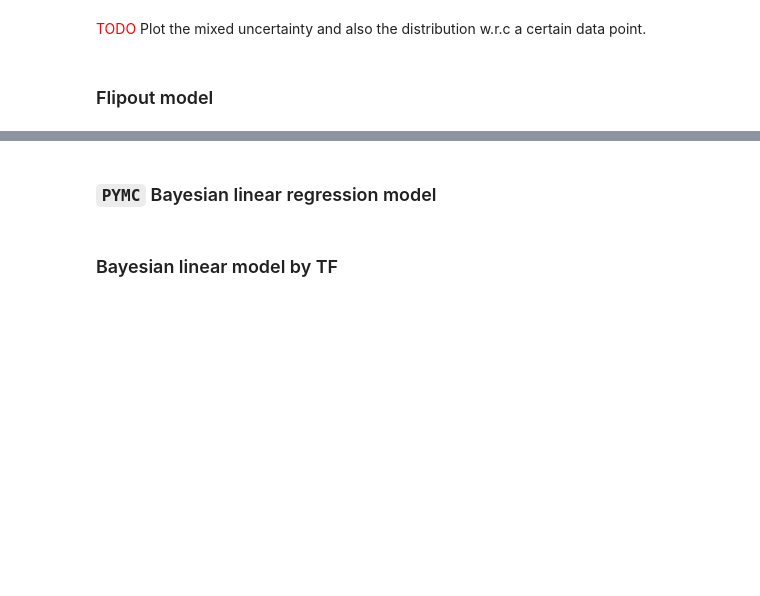
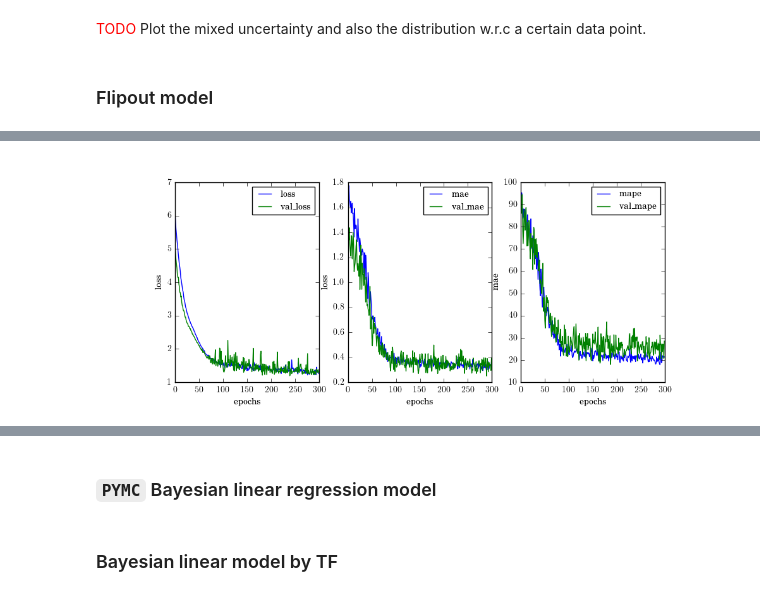
Before and after one commit to leslieDLcy/InformedPriorDist, a Jupyter notebook: src/modelling/1a_BNN.ipynb, the cells around one changed output, grey strips where cells are left out. Drawn from its saved outputs; the diff is of its cells as text; code cells hidden in the pictures; blank space fills up the shorter version.

```diff
--- a/src/modelling/1a_BNN.ipynb
+++ b/src/modelling/1a_BNN.ipynb
@@ -291,2 +424,5 @@ history_flipout = flipout_model.fit(
 # %%
 plot_history_info(history_flipout)
+save2Vis('learning_curveBDNN')
+# %% [output]
+[figure, added]
```
Also changed, not shown: parts of 40 cells of this notebook, 16 other files.
